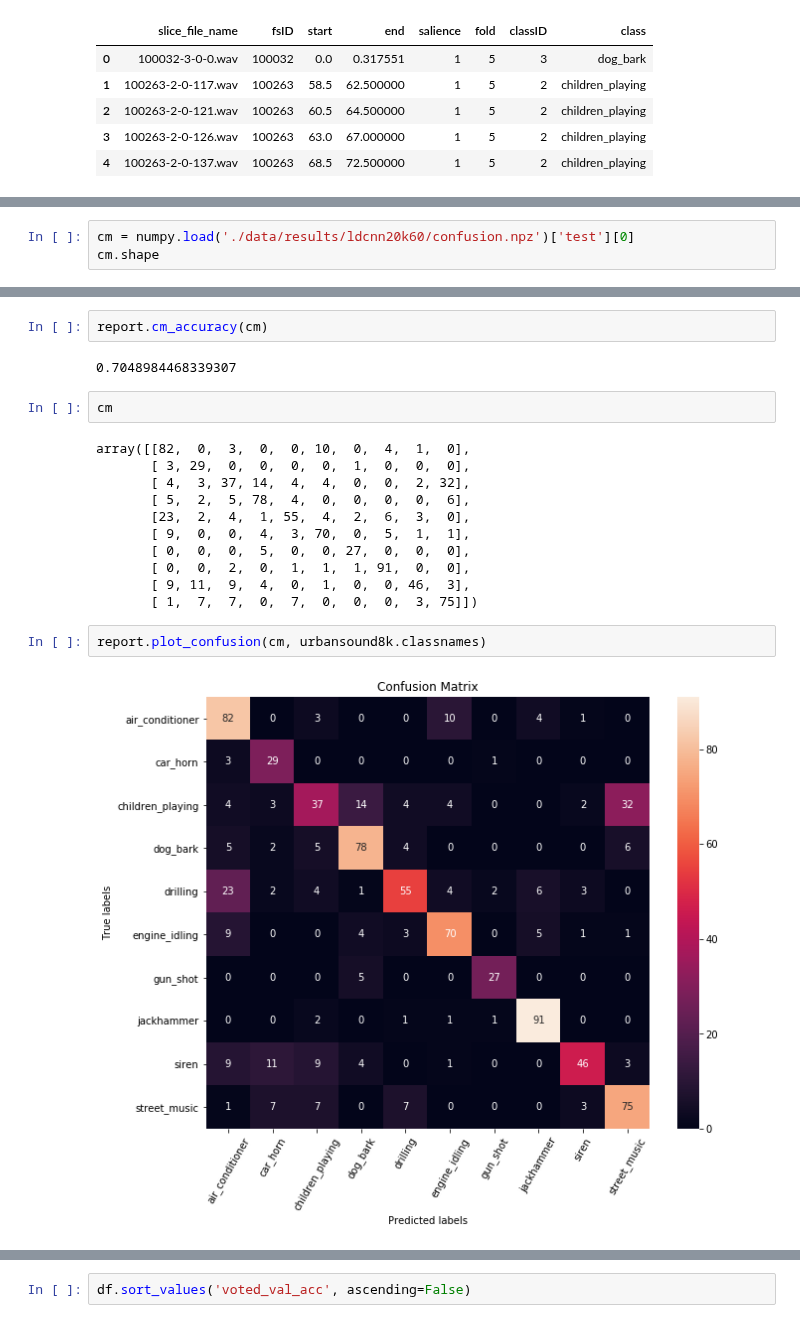
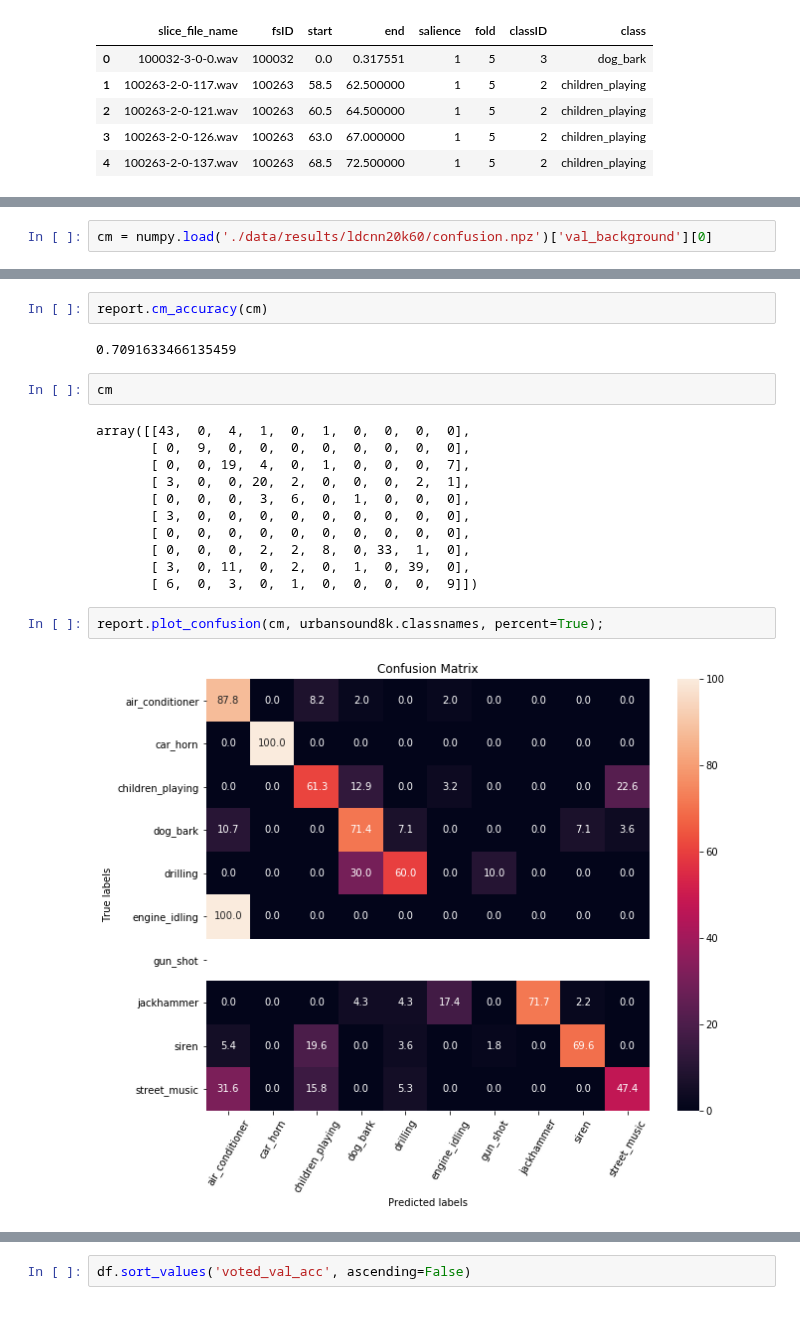
Before and after one commit to jonnor/ESC-CNN-microcontroller, a Jupyter notebook: Experiments.ipynb, the cells around one changed output, grey strips where cells are left out. Saved outputs shown, nothing was run; the diff lists cells and outputs as text.

Commit message:
test: Evaluate foreground/background separately

```diff
--- a/Experiments.ipynb
+++ b/Experiments.ipynb
@@ -45,5 +49,4 @@ Failed to load job ldcnn20k60-20190310-2253-3654-fold0: [Errno 2] File b'data/mo
 Failed to load job sbcnn16k30-20190303-2018-a8c3-fold0: [Errno 2] File b'data/models/sbcnn16k30-20190303-2018-a8c3-fold0/train.csv' does not exist: b'data/models/sbcnn16k30-20190303-2018-a8c3-fold0/tr ...
 Failed to load job sbcnn16k30-20190302-2325-9e0f-fold0: [Errno 2] File b'data/models/sbcnn16k30-20190302-2325-9e0f-fold0/train.csv' does not exist: b'data/models/sbcnn16k30-20190302-2325-9e0f-fold0/tr ...
 # %%
-cm = numpy.load('./data/results/ldcnn20k60/confusion.npz')['test'][0]
-cm.shape
+cm = numpy.load('./data/results/ldcnn20k60/confusion.npz')['val_background'][0]
@@ -60,21 +57,21 @@ test.groups
 # %%
 report.cm_accuracy(cm)
 # %% [output]
-0.7048984468339307
+0.7091633466135459
 # %%
 cm
 # %% [output]
-array([[82,  0,  3,  0,  0, 10,  0,  4,  1,  0],
-       [ 3, 29,  0,  0,  0,  0,  1,  0,  0,  0],
-       [ 4,  3, 37, 14,  4,  4,  0,  0,  2, 32],
-       [ 5,  2,  5, 78,  4,  0,  0,  0,  0,  6],
-       [23,  2,  4,  1, 55,  4,  2,  6,  3,  0],
-       [ 9,  0,  0,  4,  3, 70,  0,  5,  1,  1],
-       [ 0,  0,  0,  5,  0,  0, 27,  0,  0,  0],
-       [ 0,  0,  2,  0,  1,  1,  1, 91,  0,  0],
-       [ 9, 11,  9,  4,  0,  1,  0,  0, 46,  3],
-       [ 1,  7,  7,  0,  7,  0,  0,  0,  3, 75]])
+array([[43,  0,  4,  1,  0,  1,  0,  0,  0,  0],
+       [ 0,  9,  0,  0,  0,  0,  0,  0,  0,  0],
+       [ 0,  0, 19,  4,  0,  1,  0,  0,  0,  7],
+       [ 3,  0,  0, 20,  2,  0,  0,  0,  2,  1],
+       [ 0,  0,  0,  3,  6,  0,  1,  0,  0,  0],
+       [ 3,  0,  0,  0,  0,  0,  0,  0,  0,  0],
+       [ 0,  0,  0,  0,  0,  0,  0,  0,  0,  0],
+       [ 0,  0,  0,  2,  2,  8,  0, 33,  1,  0],
+       [ 3,  0, 11,  0,  2,  0,  1,  0, 39,  0],
+       [ 6,  0,  3,  0,  1,  0,  0,  0,  0,  9]])
 # %%
-report.plot_confusion(cm, urbansound8k.classnames)
+report.plot_confusion(cm, urbansound8k.classnames, percent=True);
 # %% [output]
-[figure, old version]
+[figure, new version]
```
Also changed, not shown: parts of 7 cells of this notebook, 2 other files.
